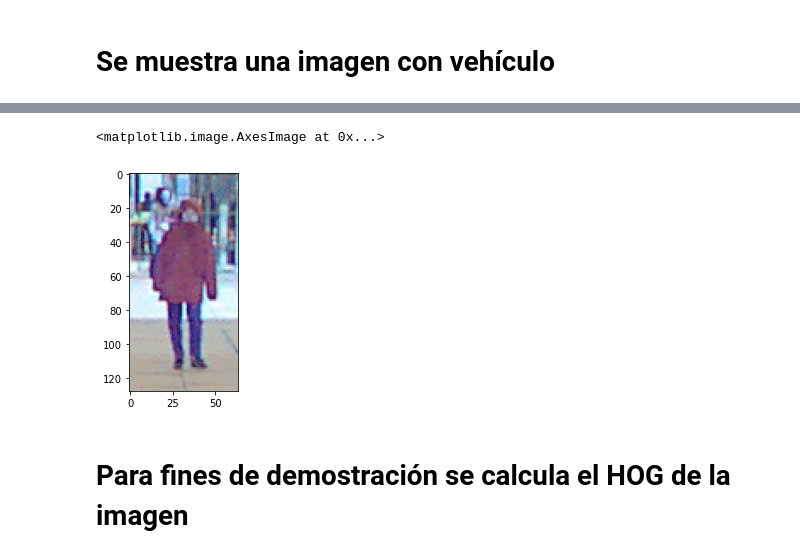
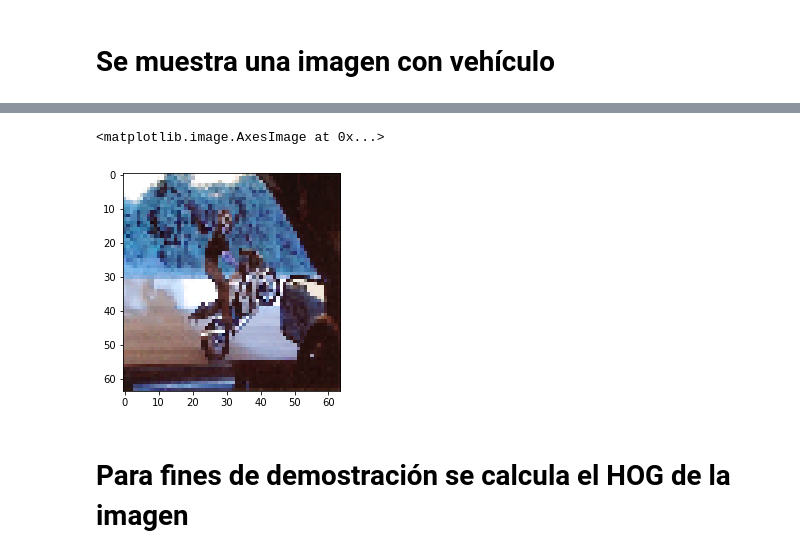
Before and after one commit to deremmanuel/Navegaci-n-Aut-noma_Equipo-15, a Jupyter notebook: Actividad 3.1_Deteccion_de_Peatones/deteccion_peatones.ipynb, the cells around one changed output, grey strips where cells are left out. Saved outputs shown, nothing was run; the diff lists cells and outputs as text; code cells hidden in the pictures.

Commit message:
Update deteccion_peatones.ipynb
agregué resizing para fotos de peatones y usé fotos de no vehículos para no peatones

```diff
--- a/Actividad 3.1_Deteccion_de_Peatones/deteccion_peatones.ipynb
+++ b/Actividad 3.1_Deteccion_de_Peatones/deteccion_peatones.ipynb
@@ -14,11 +14,14 @@ from skimage.feature import hog
 ### https://docs.python.org/3/library/glob.html
 # %%
 import glob
+
 #vehicle = glob.glob("data_svm/vehicles/**/*.png")
 #no_vehicle = glob.glob("data_svm/non-vehicles/**/*.png")
 
-peaton = glob.glob("peatones/si_peatones/*.ppm")
-no_peaton = glob.glob("peatones/no_peatones/*.jpg")
+peaton = glob.glob(r"D:\Materias MNA\Vehículos autónomos\Navegaci-n-Aut-noma_Equipo-15-main\Actividad 3.1_Deteccion_de_Peatones\peatones\si_peatones\**\*.*")
+
+#no_peaton = glob.glob("peatones/no_peatones/*.jpg")
+no_peaton = glob.glob("C:/Users/der_e/Navegación Autónoma_Scripts/03_Machine_Learning/data_svm/non-vehicles/**/*.png")
 # %%
 #len(vehicle)
 len(peaton)
@@ -40,6 +37,7 @@ plt.imshow(img_color)
 # %%
-img_color_peaton = cv2.imread(peaton[5])
+img = cv2.imread(peaton[1])
+img_color_peaton = cv2.resize(img_color_peaton, (64, 64))
 plt.imshow(img_color_peaton)
 # %% [output]
 <matplotlib.image.AxesImage at 0x...>
-[figure, old version]
+[figure, new version]
```
Also changed, not shown: parts of 30 cells of this notebook.
